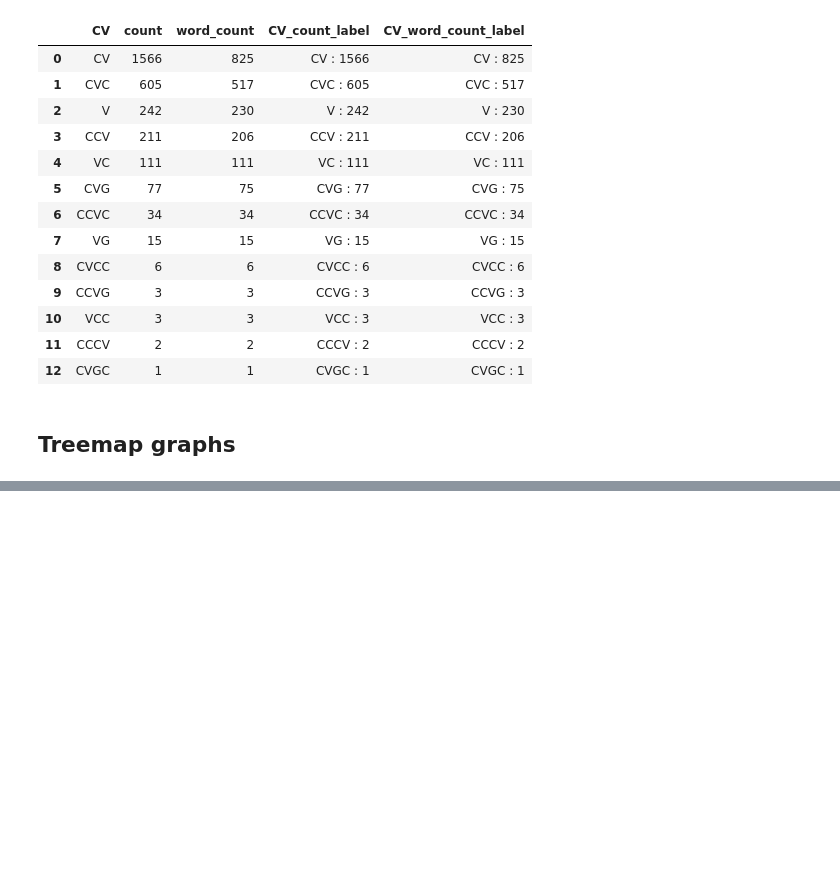
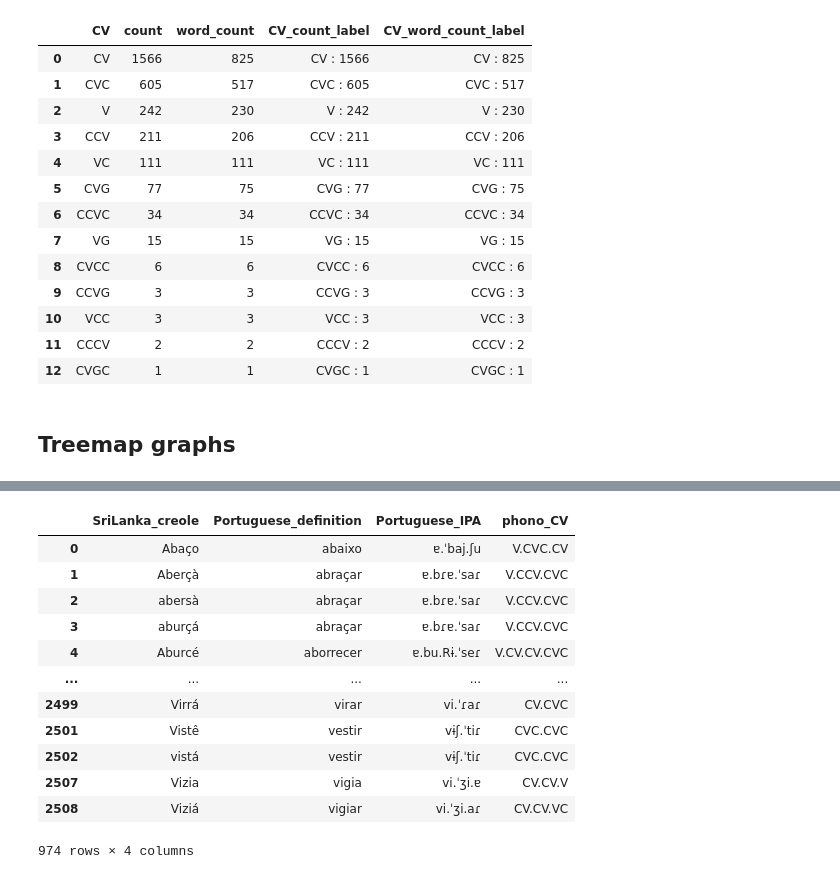
Before and after one commit to Portophon/Exploring-PtLanka, a Jupyter notebook: Consonant and CV stats - Portuguese.ipynb, the cells around one changed output, grey strips where cells are left out. Cells and saved outputs as stored; diff of their text form; code cells hidden in the pictures; blank space fills up the shorter version.

```diff
--- a/Consonant and CV stats - Portuguese.ipynb
+++ b/Consonant and CV stats - Portuguese.ipynb
@@ -298,0 +302,18 @@ word_df[word_df['phono_CV']=="VG"]
+# %%
+word_df = word_df[word_df.Portuguese_IPA.str.len() > 0]
+word_df.to_csv("PhonoCV_Pt.csv", index = False, header = True)
+word_df
+# %% [output]
+|  | SriLanka_creole | Portuguese_definition | Portuguese_IPA | phono_CV |
+| 0 | Abaço | abaixo | ɐ.ˈbaj.ʃu | V.CVC.CV |
+| 1 | Aberçà | abraçar | ɐ.bɾɐ.ˈsaɾ | V.CCV.CVC |
+| 2 | abersà | abraçar | ɐ.bɾɐ.ˈsaɾ | V.CCV.CVC |
+| 3 | aburçá | abraçar | ɐ.bɾɐ.ˈsaɾ | V.CCV.CVC |
+| 4 | Aburcé | aborrecer | ɐ.bu.Rɨ.ˈseɾ | V.CV.CV.CVC |
+| ... | ... | ... | ... | ... |
+| 2499 | Virrá | virar | vi.ˈɾaɾ | CV.CVC |
+| 2501 | Vistê | vestir | vɨʃ.ˈtiɾ | CVC.CVC |
+| 2502 | vistá | vestir | vɨʃ.ˈtiɾ | CVC.CVC |
+| 2507 | Vizia | vigia | vi.ˈʒi.ɐ | CV.CV.V |
+| 2508 | Viziá | vigiar | vi.ˈʒi.aɾ | CV.CV.VC |
+974 rows × 4 columns
```
Also changed, not shown: parts of 9 cells of this notebook, 8 other files.
